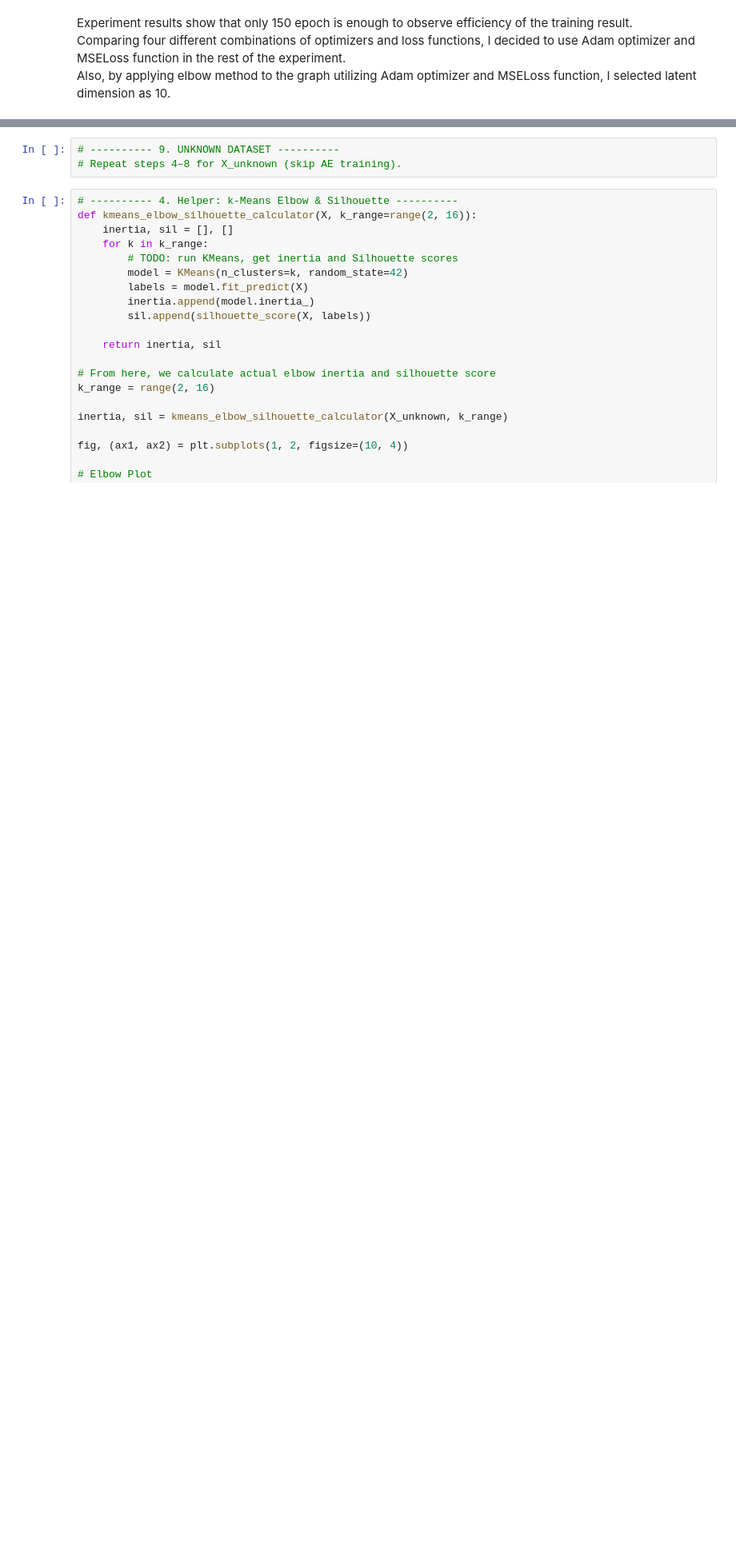
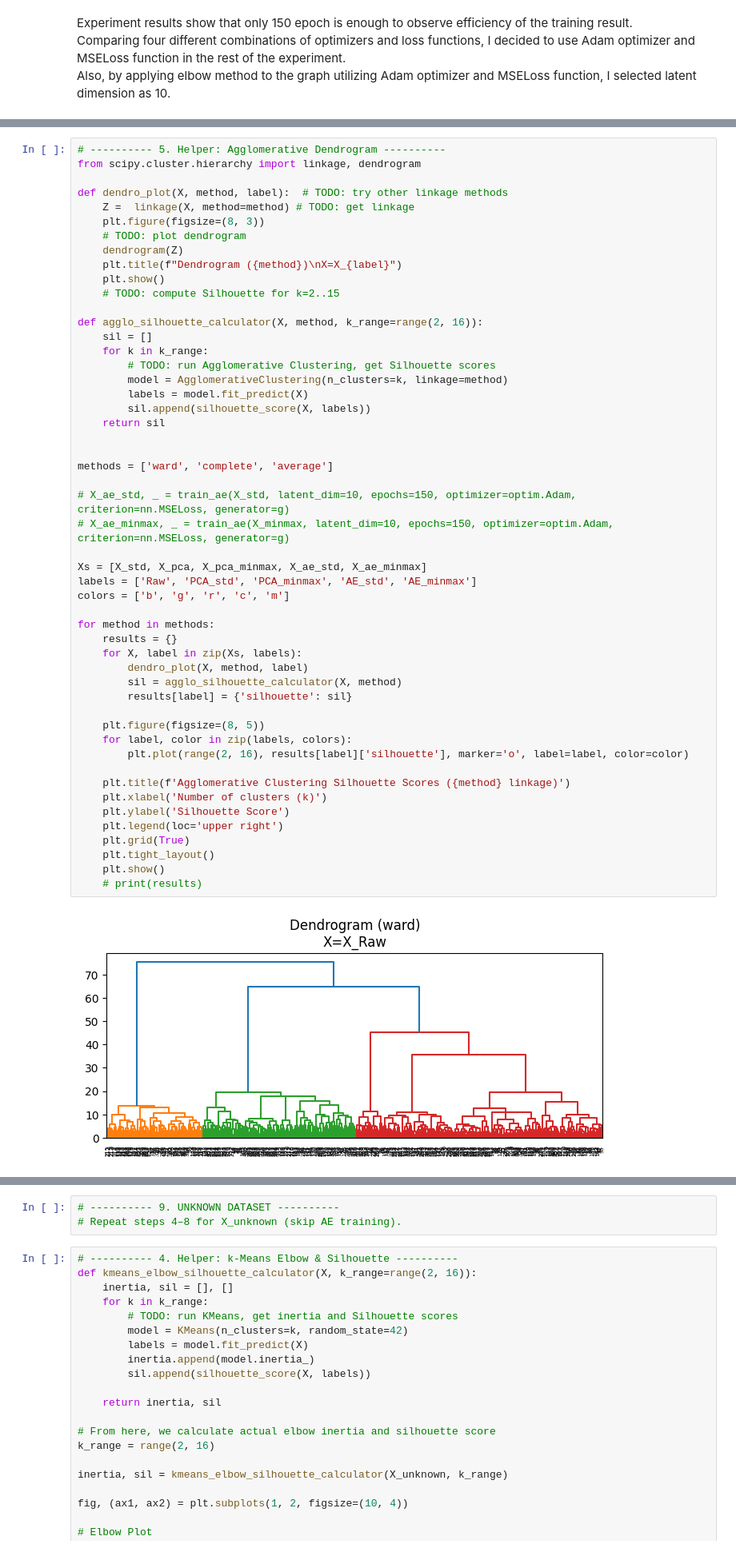
Before and after one commit to hanes1207/machine_learning_basics_and_practices, a Jupyter notebook: Assignment2/Task2.ipynb, the cells around one changed output, grey strips where cells are left out. Shown at 80% size. Drawn from its saved outputs; the diff is of its cells as text; blank space fills up the shorter version.

```diff
--- a/Assignment2/Task2.ipynb
+++ b/Assignment2/Task2.ipynb
@@ -322,0 +279,53 @@ for method in methods:
+# %%
+# ---------- 5. Helper: Agglomerative Dendrogram ----------
+from scipy.cluster.hierarchy import linkage, dendrogram
+
+def dendro_plot(X, method, label):  # TODO: try other linkage methods
+    Z =  linkage(X, method=method) # TODO: get linkage
+    plt.figure(figsize=(8, 3))
+    # TODO: plot dendrogram
+    dendrogram(Z)
+    plt.title(f"Dendrogram ({method})\nX=X_{label}")
+    plt.show()
+    # TODO: compute Silhouette for k=2..15
+
+def agglo_silhouette_calculator(X, method, k_range=range(2, 16)):
+    sil = []
+    for k in k_range:
+        # TODO: run Agglomerative Clustering, get Silhouette scores
+        model = AgglomerativeClustering(n_clusters=k, linkage=method)
+        labels = model.fit_predict(X)
+        sil.append(silhouette_score(X, labels))
+    return sil
+
+
+methods = ['ward', 'complete', 'average']
+
+# X_ae_std, _ = train_ae(X_std, latent_dim=10, epochs=150, optimizer=optim.Adam, criterion=nn.MSELoss, generator=g)
+# X_ae_minmax, _ = train_ae(X_minmax, latent_dim=10, epochs=150, optimizer=optim.Adam, criterion=nn.MSELoss, generator=g)
+
+Xs = [X_std, X_pca, X_pca_minmax, X_ae_std, X_ae_minmax]
+labels = ['Raw', 'PCA_std', 'PCA_minmax', 'AE_std', 'AE_minmax']
+colors = ['b', 'g', 'r', 'c', 'm']
+
+for method in methods:
+    results = {}
+    for X, label in zip(Xs, labels):
+        dendro_plot(X, method, label)
+        sil = agglo_silhouette_calculator(X, method)
+        results[label] = {'silhouette': sil}
+
+    plt.figure(figsize=(8, 5))
+    for label, color in zip(labels, colors):
+        plt.plot(range(2, 16), results[label]['silhouette'], marker='o', label=label, color=color)
+
+    plt.title(f'Agglomerative Clustering Silhouette Scores ({method} linkage)')
+    plt.xlabel('Number of clusters (k)')
+    plt.ylabel('Silhouette Score')
+    plt.legend(loc='upper right')
+    plt.grid(True)
+    plt.tight_layout()
+    plt.show()
+    # print(results)
+# %% [output]
+[figure, added]
```
Also changed, not shown: parts of 10 cells of this notebook.
